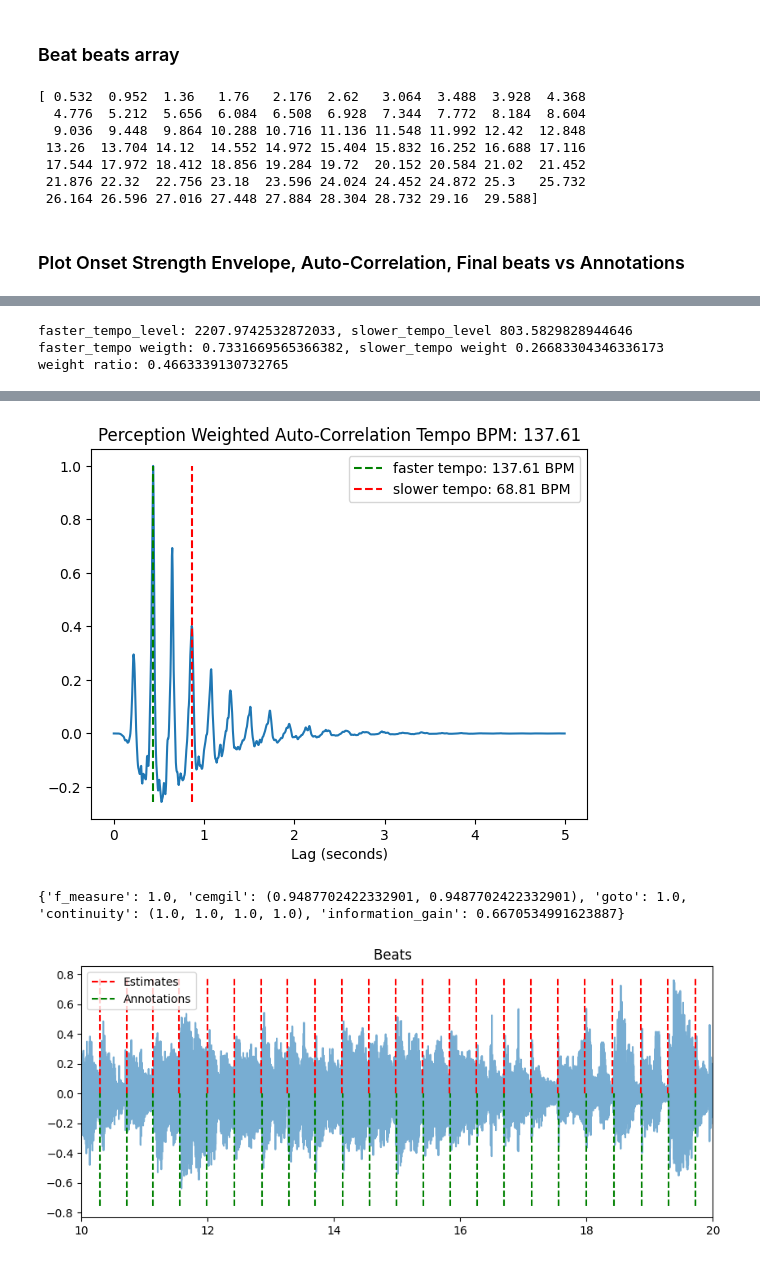
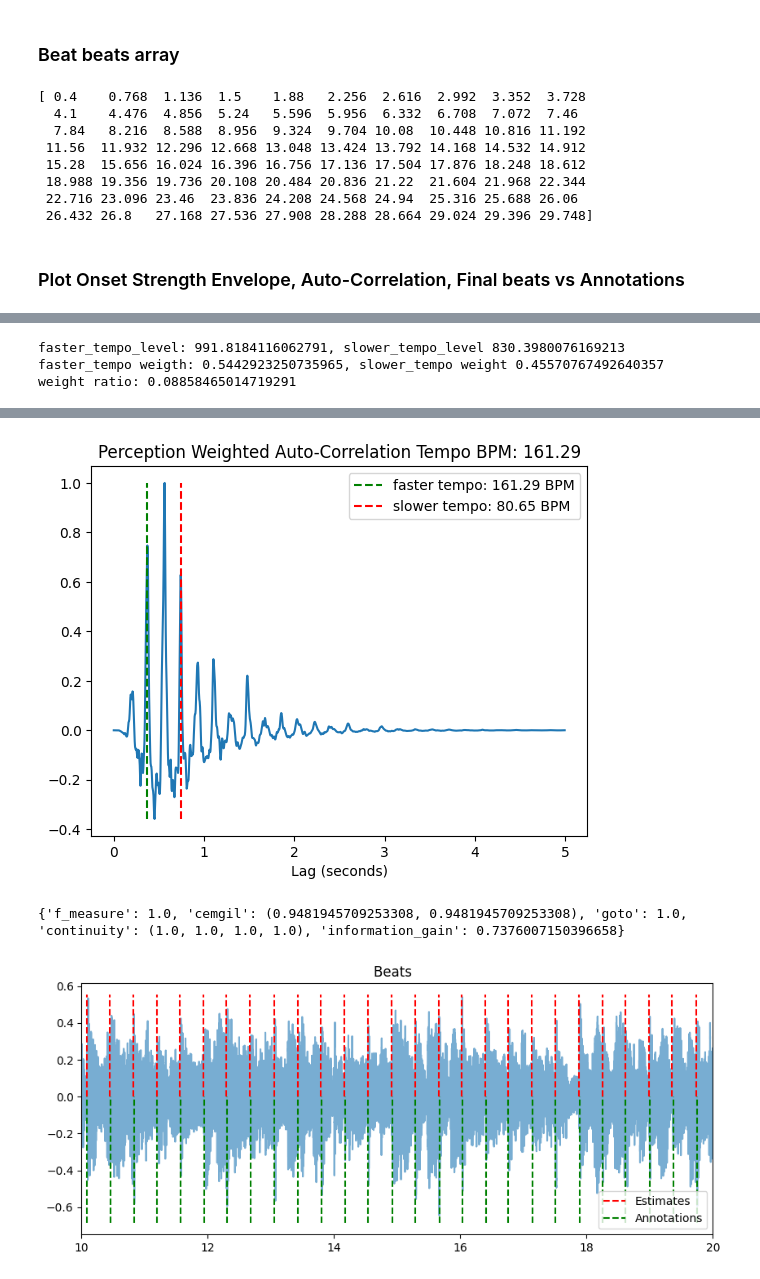
Before and after one commit to ruarim/beat_tracker, a Jupyter notebook: beat_tracker_dynamic.ipynb, the cells around one changed output, grey strips where cells are left out. Saved outputs shown, nothing was run; the diff lists cells and outputs as text; code cells hidden in the pictures.

Commit message:
Clean up at global variables

```diff
--- a/beat_tracker_dynamic.ipynb
+++ b/beat_tracker_dynamic.ipynb
@@ -3,6 +3,35 @@
 import numpy as np
 import librosa
 from matplotlib import pyplot as plt
+# %%
+# Once these are set you should be able to run all
+# Global folder variables
+# data paths
+audio_folder = "data/BallroomData/"
+annotations_folder = "data/BallroomAnnotations/"
+
+# numpy binary dump paths
+data_dump = 'data/ballroom_data_dump.npy'
+evaluation_data_dump = 'data/analysis_dump.npy'
+
+# test single song variables
+genre = 'Jive'
+file_name = 'Albums-Commitments-10'
+single_audio_file = audio_folder + genre + "/" + file_name + '.wav'
+single_audio_file_annotations = annotations_folder + file_name + ".beats"
+
+# evaluation of data set variables
+evaluate_dataset = False
+genres = ["ChaChaCha",
+              "Jive",
+              "Quickstep",
+              "Rumba-American",
+              "Rumba-International",
+              "Rumba-Misc",
+              "Samba",
+              "Tango",
+              "VienneseWaltz",
+              "Waltz"]
 # %% [markdown]
 # Onset Strength Envelope
 # %% [markdown]
@@ -508,22 +499,23 @@ plot_results(f_measure_means)
 ### Beat beats array
 # %%
 # On a single file
-audio_file = "data/BallroomData/Rumba-American/Albums-Latino_Latino-09.wav"
+audio_file = single_audio_file
 beats = beatTrack(audio_file)
 print(beats)
 # %% [output]
-[ 0.532  0.952  1.36   1.76   2.176  2.62   3.064  3.488  3.928  4.368
-  4.776  5.212  5.656  6.084  6.508  6.928  7.344  7.772  8.184  8.604
-  9.036  9.448  9.864 10.288 10.716 11.136 11.548 11.992 12.42  12.848
- 13.26  13.704 14.12  14.552 14.972 15.404 15.832 16.252 16.688 17.116
- 17.544 17.972 18.412 18.856 19.284 19.72  20.152 20.584 21.02  21.452
- 21.876 22.32  22.756 23.18  23.596 24.024 24.452 24.872 25.3   25.732
- 26.164 26.596 27.016 27.448 27.884 28.304 28.732 29.16  29.588]
+[ 0.4    0.768  1.136  1.5    1.88   2.256  2.616  2.992  3.352  3.728
+  4.1    4.476  4.856  5.24   5.596  5.956  6.332  6.708  7.072  7.46
+  7.84   8.216  8.588  8.956  9.324  9.704 10.08  10.448 10.816 11.192
+ 11.56  11.932 12.296 12.668 13.048 13.424 13.792 14.168 14.532 14.912
+ 15.28  15.656 16.024 16.396 16.756 17.136 17.504 17.876 18.248 18.612
+ 18.988 19.356 19.736 20.108 20.484 20.836 21.22  21.604 21.968 22.344
+ 22.716 23.096 23.46  23.836 24.208 24.568 24.94  25.316 25.688 26.06
+ 26.432 26.8   27.168 27.536 27.908 28.288 28.664 29.024 29.396 29.748]
 # %% [markdown]
 ### Plot Onset Strength Envelope, Auto-Correlation, Final beats vs Annotations
 # %%
-audio_file = "data/BallroomData/Rumba-American/Albums-Latino_Latino-09.wav"
-annotations_path = "data/BallroomAnnotations/Albums-Latino_Latino-09.beats"
+audio_file = single_audio_file
+annotations_path = single_audio_file_annotations
 annotations = get_beat_annotations(annotations_path)
 beats = beatTrack(audio_file, annotations=annotations, show=True)
 evaluation_results = evaluation(beats, annotations, trim=True)
@@ -533,3 +525,3 @@ print(evaluation_results)
-faster_tempo_level: 2207.9742532872033, slower_tempo_level 803.5829828944646
-faster_tempo weigth: 0.7331669565366382, slower_tempo weight 0.26683304346336173
-weight ratio: 0.4663339130732765
+faster_tempo_level: 991.8184116062791, slower_tempo_level 830.3980076169213
+faster_tempo weigth: 0.5442923250735965, slower_tempo weight 0.45570767492640357
+weight ratio: 0.08858465014719291
@@ -537,3 +529,3 @@ weight ratio: 0.4663339130732765
-[figure, old version]
+[figure, new version]
-{'f_measure': 1.0, 'cemgil': (0.9487702422332901, 0.9487702422332901), 'goto': 1.0, 'continuity': (1.0, 1.0, 1.0, 1.0), 'information_gain': 0.6670534991623887}
+{'f_measure': 1.0, 'cemgil': (0.9481945709253308, 0.9481945709253308), 'goto': 1.0, 'continuity': (1.0, 1.0, 1.0, 1.0), 'information_gain': 0.7376007150396658}
-[figure, old version]
+[figure, new version]
```
Also changed, not shown: parts of 7 cells of this notebook.
